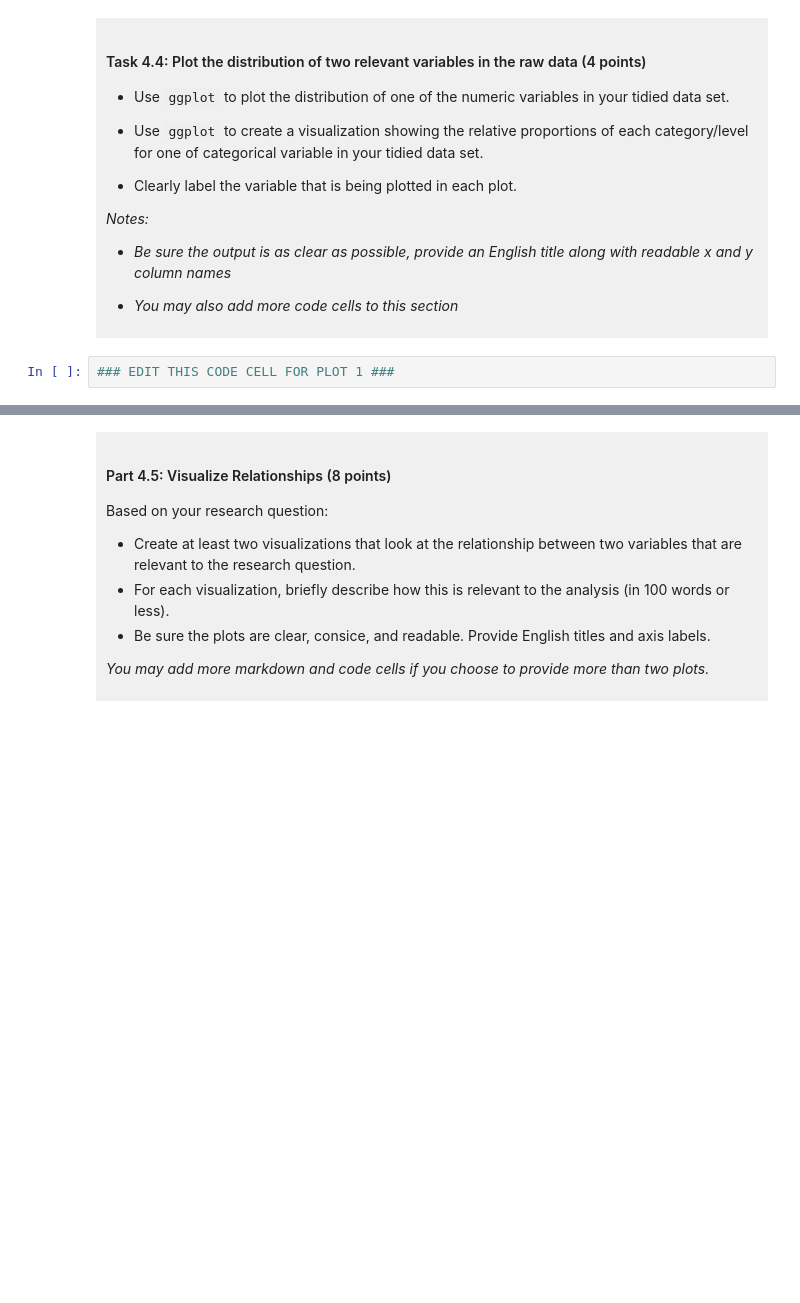
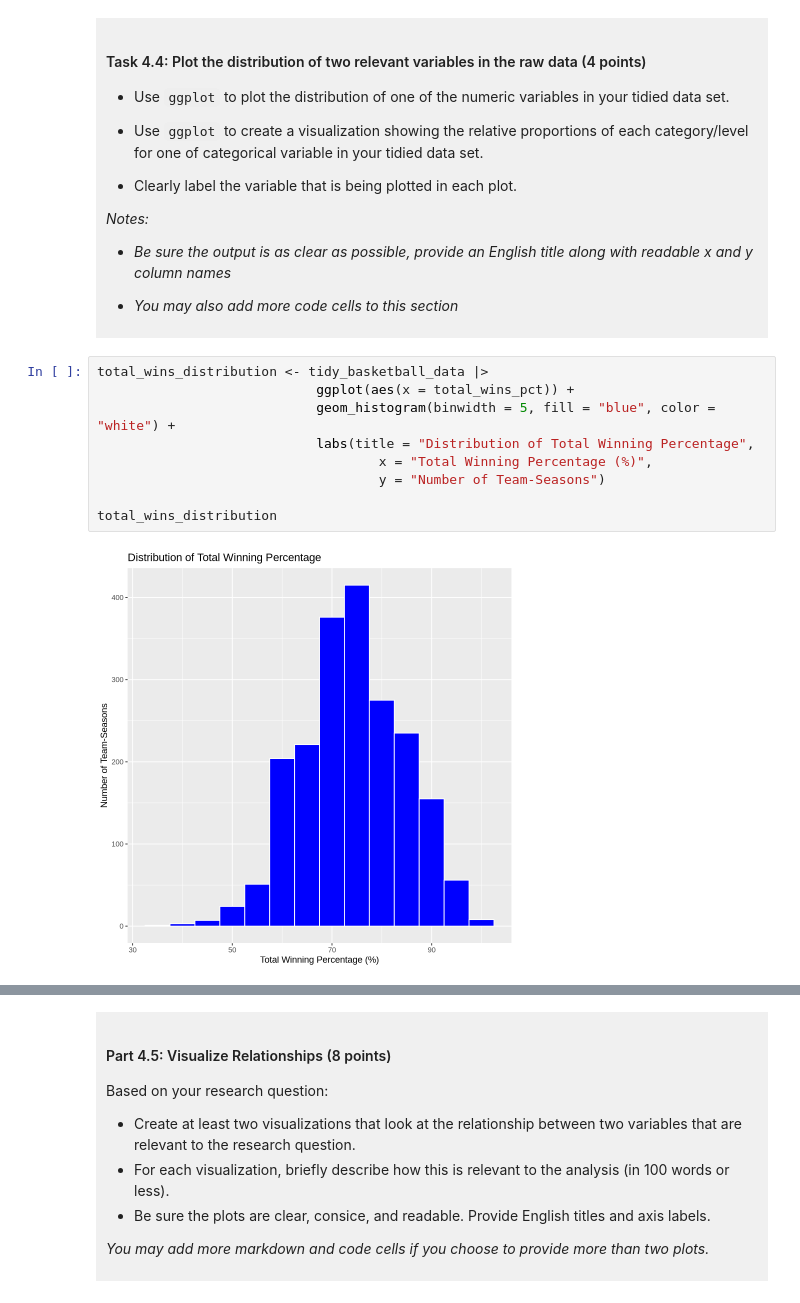
Before and after one commit to rileyliu610yn/dsci-100-project-riley-liu, a Jupyter notebook: dsci-100-project-notebook.ipynb, the cells around one changed output, grey strips where cells are left out. Cells and saved outputs as stored; diff of their text form; blank space fills up the shorter version.

```diff
--- a/dsci-100-project-notebook.ipynb
+++ b/dsci-100-project-notebook.ipynb
@@ -291,5 +350,14 @@ You will refine your research question (if needed) and produce a tidy data set.
 
 </div>
 # %%
-### EDIT THIS CODE CELL FOR PLOT 1 ###
+total_wins_distribution <- tidy_basketball_data |>
+                            ggplot(aes(x = total_wins_pct)) +
+                            geom_histogram(binwidth = 5, fill = "blue", color = "white") +
+                            labs(title = "Distribution of Total Winning Percentage",
+                                    x = "Total Winning Percentage (%)",
+                                    y = "Number of Team-Seasons")
+
+total_wins_distribution
+# %% [output]
+[figure, added]
 # %%
```
Also changed, not shown: parts of 10 cells of this notebook.
